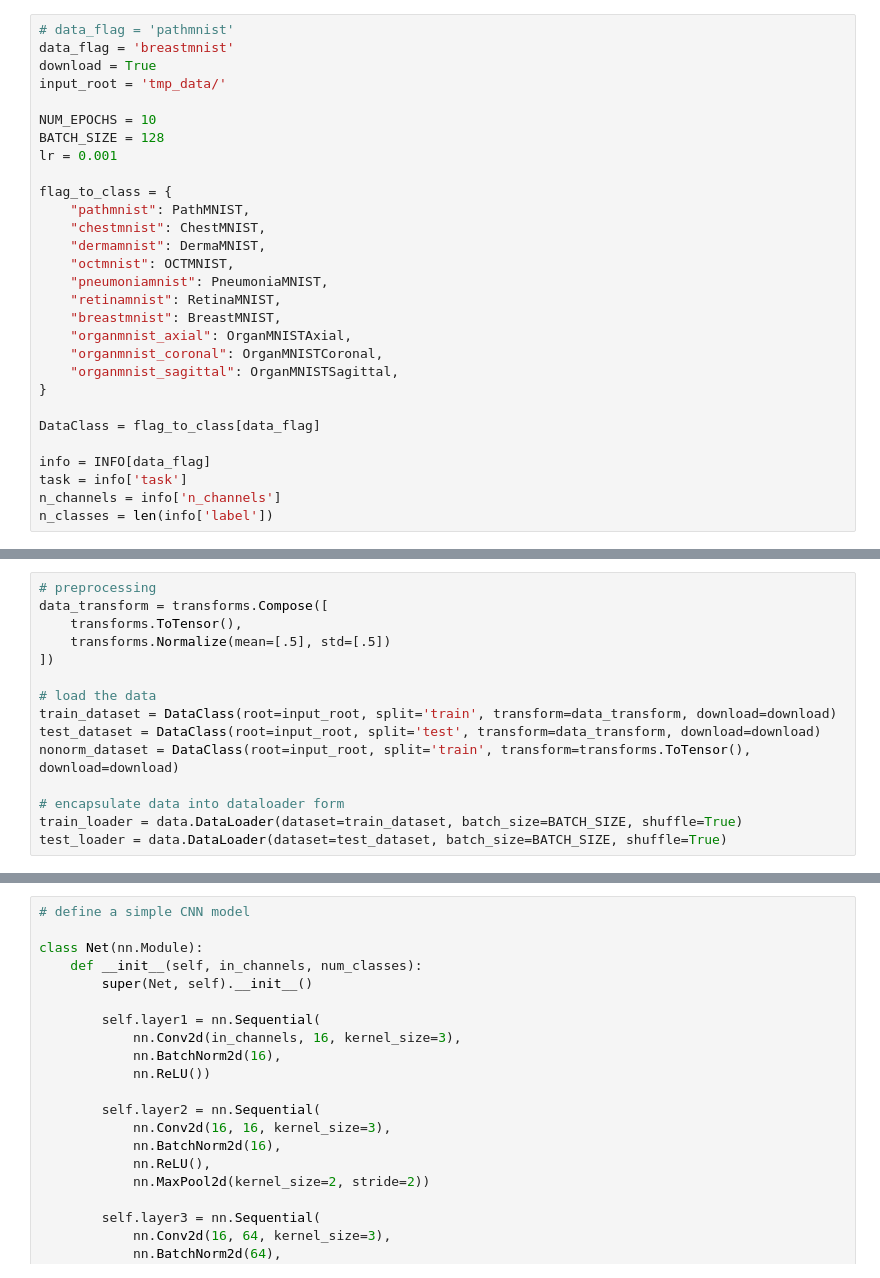
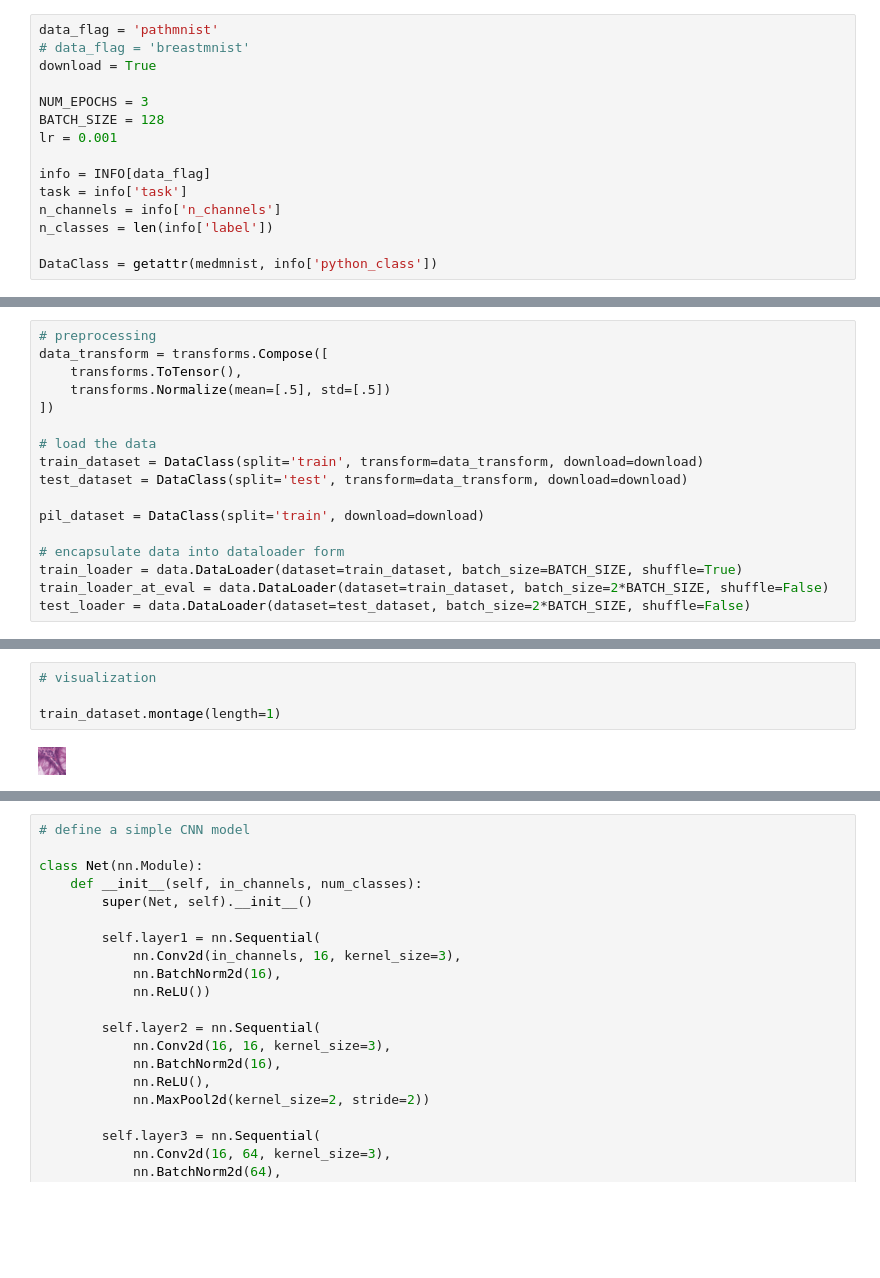
Before and after one commit to MedMNIST/MedMNIST, a Jupyter notebook: examples/getting_started.ipynb, the cells around one changed output, grey strips where cells are left out. Cells and saved outputs as stored; diff of their text form; blank space fills up the shorter version.

```diff
--- a/examples/getting_started.ipynb
+++ b/examples/getting_started.ipynb
@@ -23,29 +18,15 @@ Version: 1.0
 # %%
-# data_flag = 'pathmnist'
-data_flag = 'breastmnist'
+data_flag = 'pathmnist'
+# data_flag = 'breastmnist'
 download = True
-input_root = 'tmp_data/'
 
-NUM_EPOCHS = 10
+NUM_EPOCHS = 3
 BATCH_SIZE = 128
 lr = 0.001
-
-flag_to_class = {
-    "pathmnist": PathMNIST,
-    "chestmnist": ChestMNIST,
-    "dermamnist": DermaMNIST,
-    "octmnist": OCTMNIST,
-    "pneumoniamnist": PneumoniaMNIST,
-    "retinamnist": RetinaMNIST,
-    "breastmnist": BreastMNIST,
-    "organmnist_axial": OrganMNISTAxial,
-    "organmnist_coronal": OrganMNISTCoronal,
-    "organmnist_sagittal": OrganMNISTSagittal,
-}
-
-DataClass = flag_to_class[data_flag]
 
 info = INFO[data_flag]
 task = info['task']
 n_channels = info['n_channels']
 n_classes = len(info['label'])
+
+DataClass = getattr(medmnist, info['python_class'])
@@ -68,11 +40,13 @@ data_transform = transforms.Compose([
 ])
 
 # load the data
-train_dataset = DataClass(root=input_root, split='train', transform=data_transform, download=download)
-test_dataset = DataClass(root=input_root, split='test', transform=data_transform, download=download)
-nonorm_dataset = DataClass(root=input_root, split='train', transform=transforms.ToTensor(), download=download)
+train_dataset = DataClass(split='train', transform=data_transform, download=download)
+test_dataset = DataClass(split='test', transform=data_transform, download=download)
+
+pil_dataset = DataClass(split='train', download=download)
 
 # encapsulate data into dataloader form
 train_loader = data.DataLoader(dataset=train_dataset, batch_size=BATCH_SIZE, shuffle=True)
-test_loader = data.DataLoader(dataset=test_dataset, batch_size=BATCH_SIZE, shuffle=True)
+train_loader_at_eval = data.DataLoader(dataset=train_dataset, batch_size=2*BATCH_SIZE, shuffle=False)
+test_loader = data.DataLoader(dataset=test_dataset, batch_size=2*BATCH_SIZE, shuffle=False)
 # %% [output]
@@ -132,0 +78,6 @@ process(n_channels=n_channels, length=20).shape
+# %%
+# visualization
+
+train_dataset.montage(length=1)
+# %% [output]
+[figure, added]
```
Also changed, not shown: parts of 22 cells of this notebook, 5 other files.
